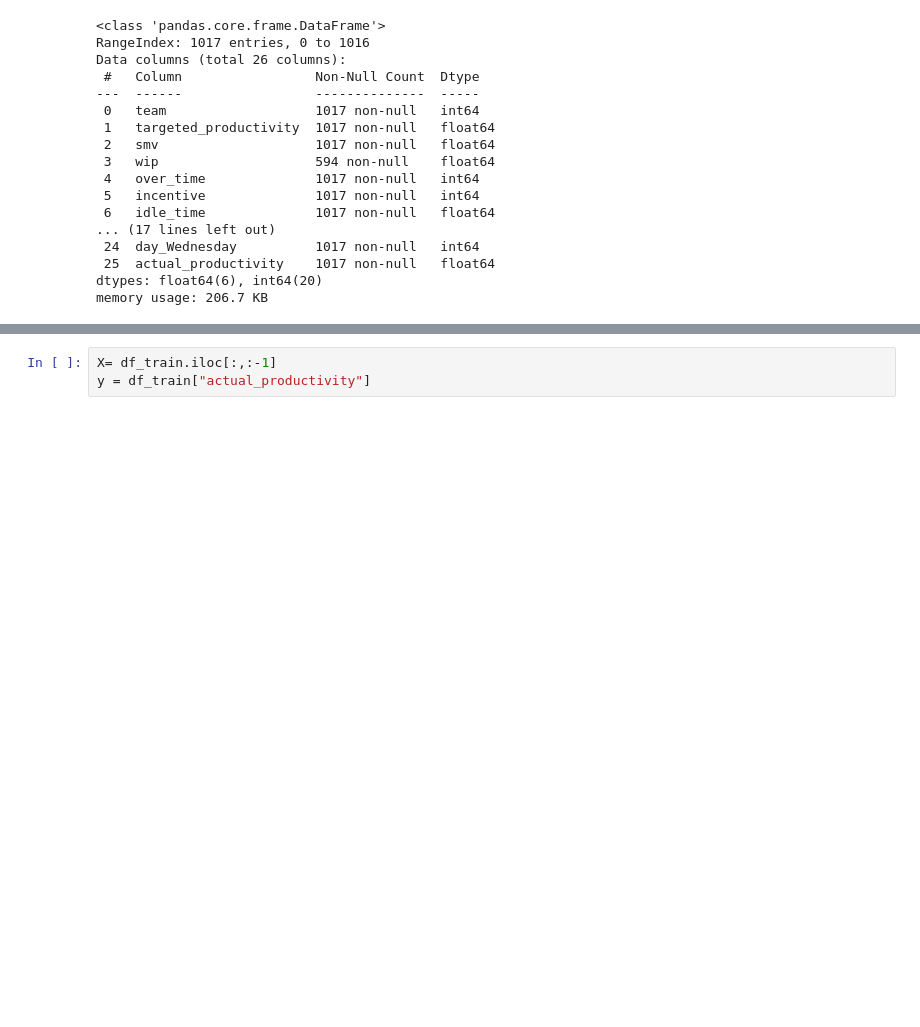
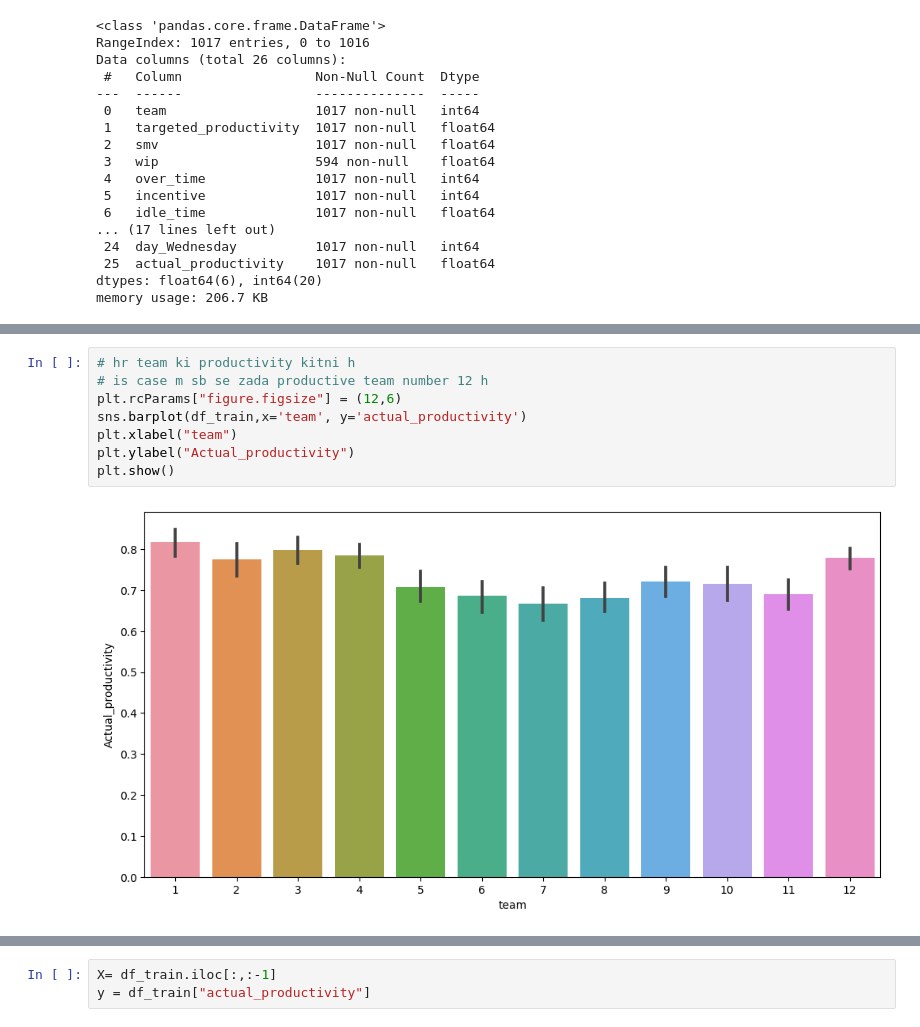
Before and after one commit to ijazkhan101/Machine-Learning-with-Python-20Days, a Jupyter notebook: MLDay08/employee_proformance.ipynb, the cells around one changed output, grey strips where cells are left out. Drawn from its saved outputs; the diff is of its cells as text; blank space fills up the shorter version.

```diff
--- a/MLDay08/employee_proformance.ipynb
+++ b/MLDay08/employee_proformance.ipynb
@@ -91,0 +210,10 @@ df_test["wip"]=df_train["wip"].fillna(df_train["wip"].mean())
+# %%
+# hr team ki productivity kitni h
+# is case m sb se zada productive team number 12 h
+plt.rcParams["figure.figsize"] = (12,6)
+sns.barplot(df_train,x='team', y='actual_productivity')
+plt.xlabel("team")
+plt.ylabel("Actual_productivity")
+plt.show()
+# %% [output]
+[figure, added]
```
Also changed, not shown: parts of 93 cells of this notebook.
